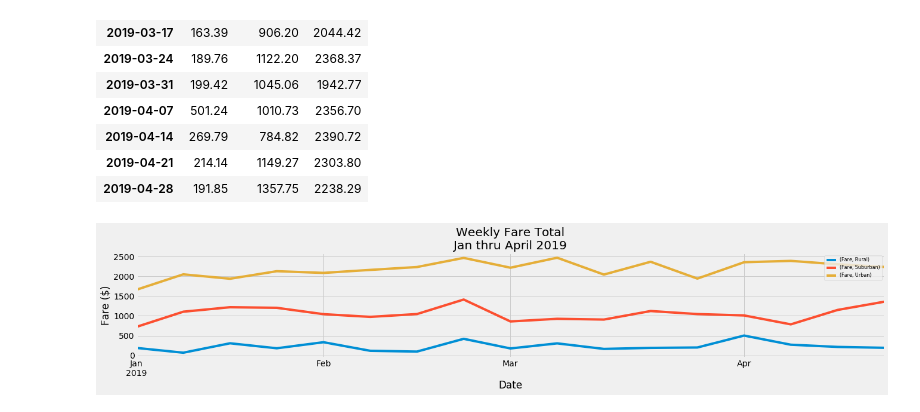
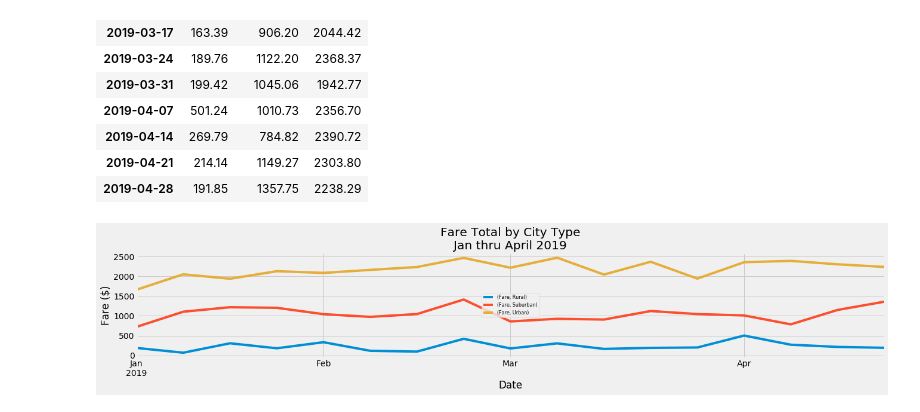
Before and after one commit to mspamelalea/PyBer_Analysis, a Jupyter notebook: PyBer_Challenge.ipynb, the cells around one changed output. Drawn from its saved outputs; the diff is of its cells as text; code cells hidden in the pictures.

Commit message:
Added graphs to Analysis folder. Changed title and legend location

```diff
--- a/PyBer_Challenge.ipynb
+++ b/PyBer_Challenge.ipynb
@@ -547,14 +547,14 @@ weekly_df
 # %%
 weekly_df.plot.line()
 plt.style.use('fivethirtyeight')
-plt.title("Weekly Fare Total\nJan thru April 2019")
+plt.title("Fare Total by City Type\nJan thru April 2019")
 plt.ylabel("Fare ($)")
 
-plt.legend(loc=1, prop={'size':8})
+plt.legend(loc=10, prop={'size':8})
 plt.rcParams["figure.figsize"] = (20,3)
 
 # Save the figure.
 plt.savefig("analysis/WeeklyFareTotal.png")
 plt.show()
 # %% [output]
-[figure, old version]
+[figure, new version]
```
Also changed, not shown: 3 other files.
